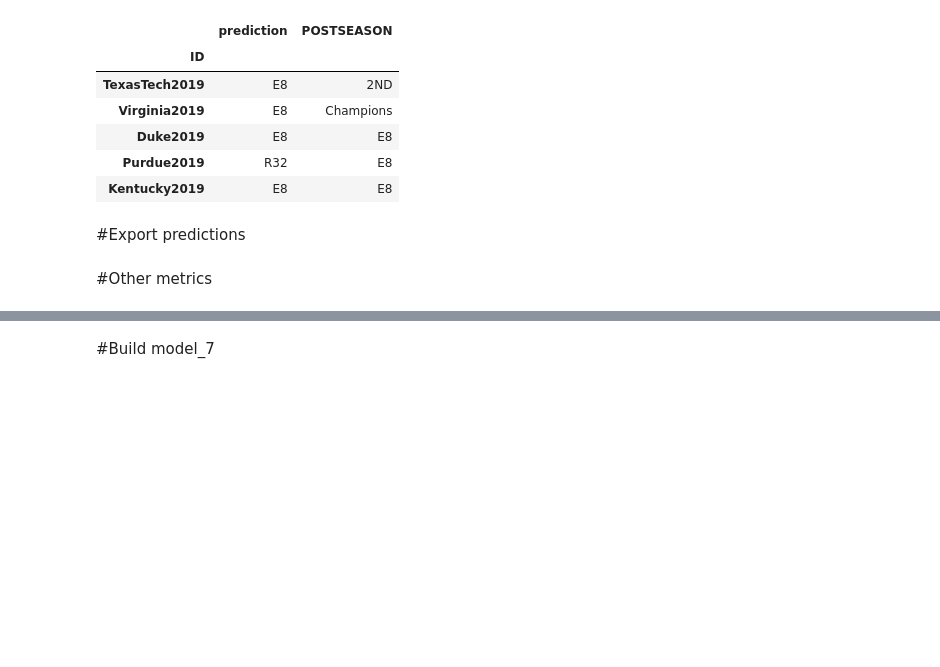
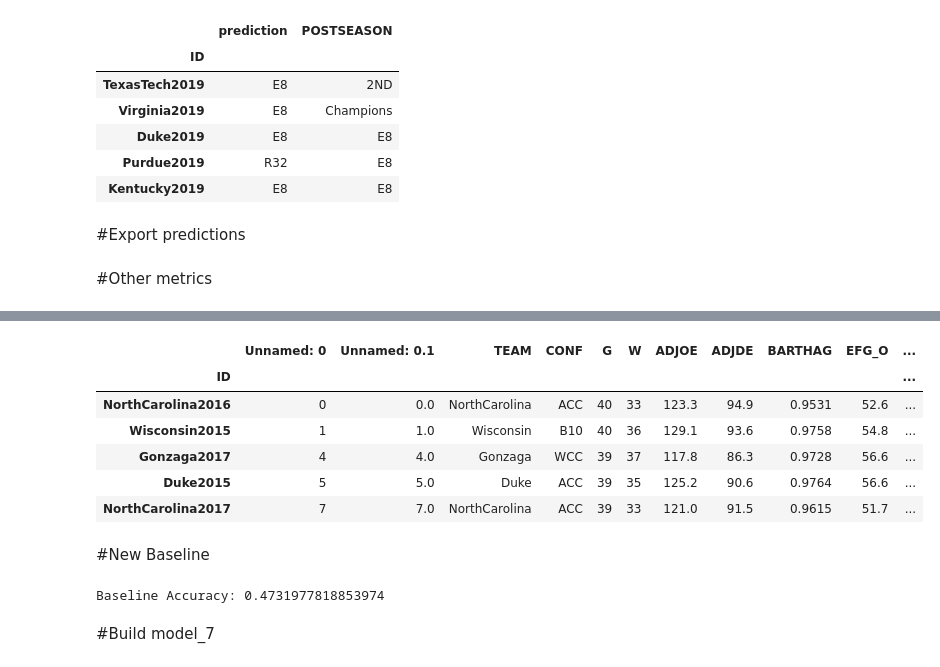
Before and after one commit to Tristan-Brown1096/DS18_Unit_2_Build_Week_Project, a Jupyter notebook: unit_2_build_week_project.ipynb, the cells around one changed output, grey strips where cells are left out. Drawn from its saved outputs; the diff is of its cells as text; code cells hidden in the pictures; blank space fills up the shorter version.

```diff
--- a/unit_2_build_week_project.ipynb
+++ b/unit_2_build_week_project.ipynb
@@ -443,0 +385,3 @@ Model_5 Precision: 0.8555240793201133
+# %%
+df_1 = df[df['POSTSEASON'] != 'no tourney']
+df_1.head()
@@ -443,0 +395,8 @@ Model_5 Precision: 0.8555240793201133
+# %%
+train_1 = df_1[df_1['YEAR'] <= 2017]
+val_1 = df_1[df_1['YEAR'] == 2018]
+test_1 = df_1[df_1['YEAR'] == 2019]
+# %%
+train_1['YEAR'] = train_1['YEAR'].astype(str)
+val_1['YEAR'] = val_1['YEAR'].astype(str)
+test_1['YEAR'] = test_1['YEAR'].astype(str)
@@ -443,0 +419,4 @@ Model_5 Precision: 0.8555240793201133
+# %%
+train_1['ID'] = train_1['TEAM'] + train_1['YEAR']
+val_1['ID'] = val_1.TEAM + val_1.YEAR
+test_1['ID'] = test_1.TEAM + test_1.YEAR
@@ -443,0 +439,14 @@ Model_5 Precision: 0.8555240793201133
+# %%
+train_1 = train_1.set_index('ID')
+val_1 = val_1.set_index('ID')
+test_1 = test_1.set_index('ID')
+
+train_1.head()
+# %% [output]
+|  | Unnamed: 0 | Unnamed: 0.1 | TEAM | CONF | G | W | ADJOE | ADJDE | BARTHAG | EFG_O | ... |
+| ID |  |  |  |  |  |  |  |  |  |  | ... |
+| NorthCarolina2016 | 0 | 0.0 | NorthCarolina | ACC | 40 | 33 | 123.3 | 94.9 | 0.9531 | 52.6 | ... |
+| Wisconsin2015 | 1 | 1.0 | Wisconsin | B10 | 40 | 36 | 129.1 | 93.6 | 0.9758 | 54.8 | ... |
+| Gonzaga2017 | 4 | 4.0 | Gonzaga | WCC | 39 | 37 | 117.8 | 86.3 | 0.9728 | 56.6 | ... |
+| Duke2015 | 5 | 5.0 | Duke | ACC | 39 | 35 | 125.2 | 90.6 | 0.9764 | 56.6 | ... |
+| NorthCarolina2017 | 7 | 7.0 | NorthCarolina | ACC | 39 | 33 | 121.0 | 91.5 | 0.9615 | 51.7 | ... |
@@ -444,2 +462,9 @@ Model_5 Precision: 0.8555240793201133
+# %% [markdown]
+#New Baseline
+# %%
+baseline_1 = y_train_1.value_counts(normalize=True).max()
+print('Baseline Accuracy:', baseline_1)
+# %% [output]
+Baseline Accuracy: 0.4731977818853974
 # %% [markdown]
 #Build model_7
```
Also changed, not shown: parts of 64 cells of this notebook.
